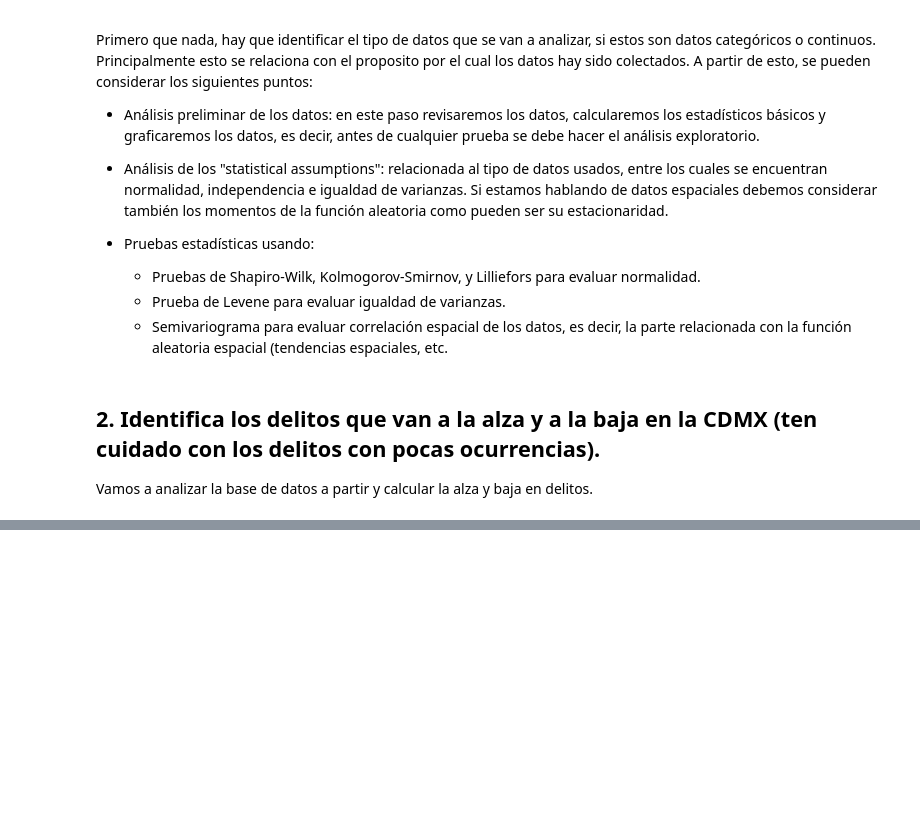
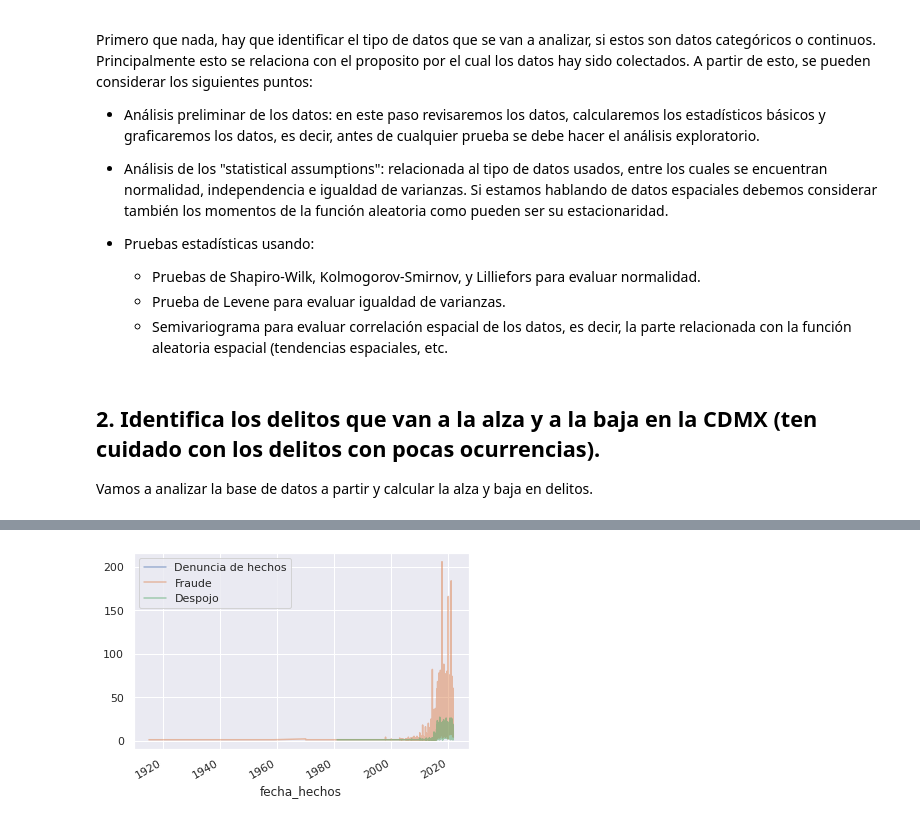
Before and after one commit to juanxo90/Data-science-OPI, a Jupyter notebook: OPI_ciencia_de_datos.ipynb, the cells around one changed output, grey strips where cells are left out. Drawn from its saved outputs; the diff is of its cells as text; code cells hidden in the pictures; blank space fills up the shorter version.

```diff
--- a/OPI_ciencia_de_datos.ipynb
+++ b/OPI_ciencia_de_datos.ipynb
@@ -40,0 +65,13 @@ data.head()
+# %%
+# descartamos los datos na en las fechas
+data = data.dropna(subset=['ao_hechos','fecha_inicio'])
+# %%
+# convertimos las fechas
+data['fecha_hechos'] = pd.to_datetime(data['fecha_hechos'])
+data['fecha_inicio'] = pd.to_datetime(data['fecha_inicio'])
+# %%
+# Convertimos a series de tiempo por dias
+dataTs = data.groupby([pd.Grouper(key='fecha_hechos', freq='D'), 'delito']).size().to_frame().reset_index()
+dataTs = dataTs.set_index('fecha_hechos')
+dataTs = dataTs.rename(columns={0:'num_del'})
+dataTs.head()
@@ -40,0 +86,9 @@ data.head()
+# %%
+# filtramos el total de delitos y asi determinar cuales son mejores de analizar aquellos con una incidencia mayor a 500 en toda la serie de tiempo
+# el filtrado se hace para evitar analizar los datos que incluso podrían tener pocas incidencias en un periodo amplio
+delitos = dataTs.groupby('delito').count().sort_values(by='num_del').reset_index()
+delitos = delitos[delitos['num_del'] > 500]
+print(delitos)
+
+# filtramos el dataset para obtener los datos delitos
+dataTsF = dataTs[dataTs['delito'].isin(delitos['delito'])]
@@ -40,0 +110,8 @@ data.head()
+# %%
+# analizamos el gráfico de 2 o 3 delitos para ver su comportamiendo inicial
+ax = dataTsF[dataTsF['delito'] == 'DENUNCIA DE HECHOS	'].drop(columns=['delito']).plot(alpha=0.5, style='-')
+dataTsF[dataTsF['delito'] == 'FRAUDE'].drop(columns=['delito']).plot(alpha=0.5, style='-', ax=ax)
+dataTsF[dataTsF['delito'] == 'DESPOJO'].drop(columns=['delito']).plot(alpha=0.5, style='-', ax=ax)
+ax.legend(["Denuncia de hechos", "Fraude", "Despojo"]);
+# %% [output]
+[figure, added]
```
Also changed, not shown: parts of 29 cells of this notebook.
